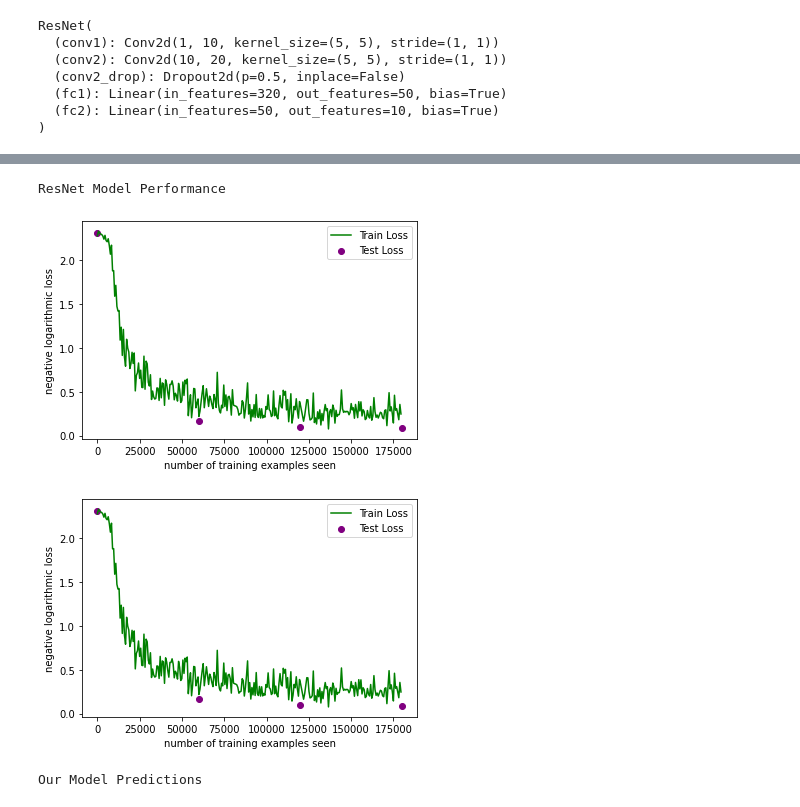
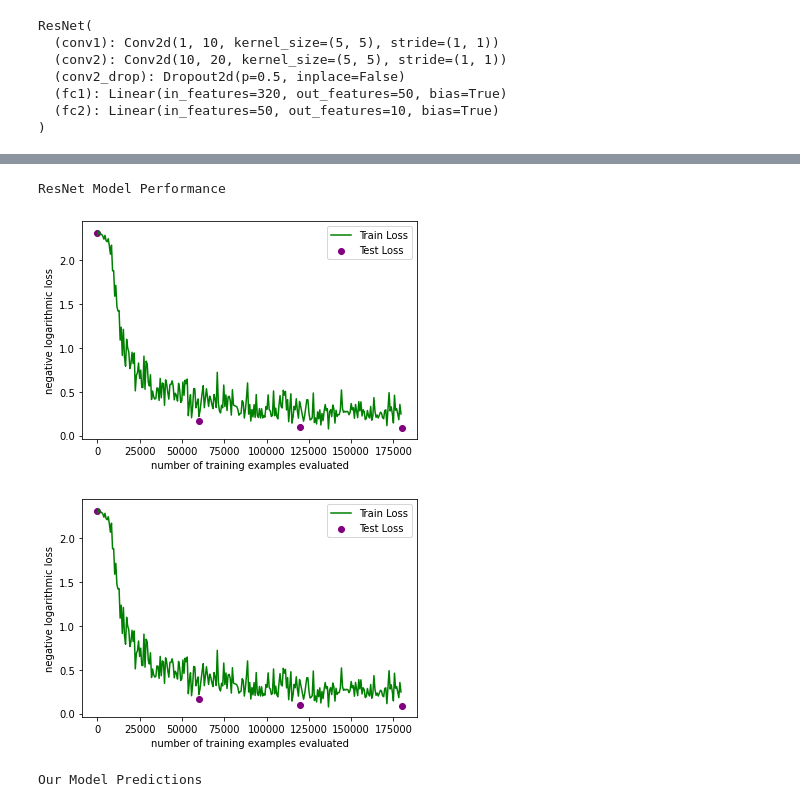
Before and after one commit to WizardGit/CharacterRecognition, a Jupyter notebook: digits/FinalProjectDigits.ipynb, the cells around one changed output, grey strips where cells are left out. Cells and saved outputs as stored; diff of their text form; code cells hidden in the pictures.

```diff
--- a/digits/FinalProjectDigits.ipynb
+++ b/digits/FinalProjectDigits.ipynb
@@ -212,19 +247,19 @@ Test set: Average loss: 0.0844, Accuracy: 9749/10000 (97%)
 # %%
 # Let's set up a graph to see the model's performance (visually)
 print("ResNet Model Performance\n")
 
-figure = plt.figure()
+graph = plt.figure()
 # let's make the graph joker themed for the new batman movie!
 plt.plot(train_counter, train_losses, color='green')
 plt.scatter(test_counter, test_losses, color='purple')
 plt.legend(['Train Loss', 'Test Loss'], loc='upper right')
-plt.xlabel('number of training examples seen')
+plt.xlabel('number of training examples evaluated')
 plt.ylabel('negative logarithmic loss')
-figure
+graph
 # %% [output]
 ResNet Model Performance
-[figure, old version]
+[figure, new version]
-[figure, old version]
+[figure, new version]
 # %%
 with torch.no_grad():
   output = model(example_data)
```
Also changed, not shown: parts of 19 cells of this notebook.
